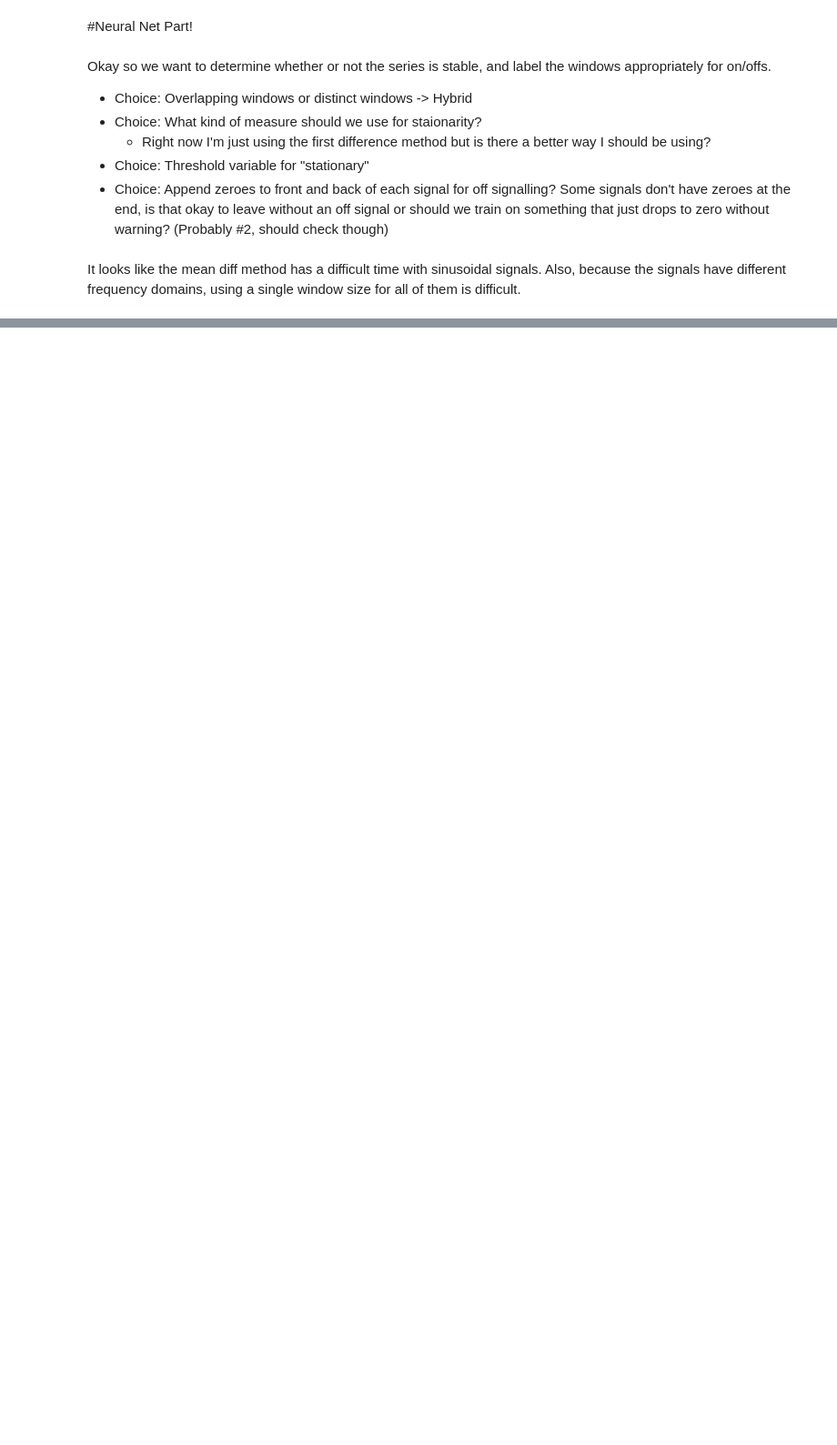
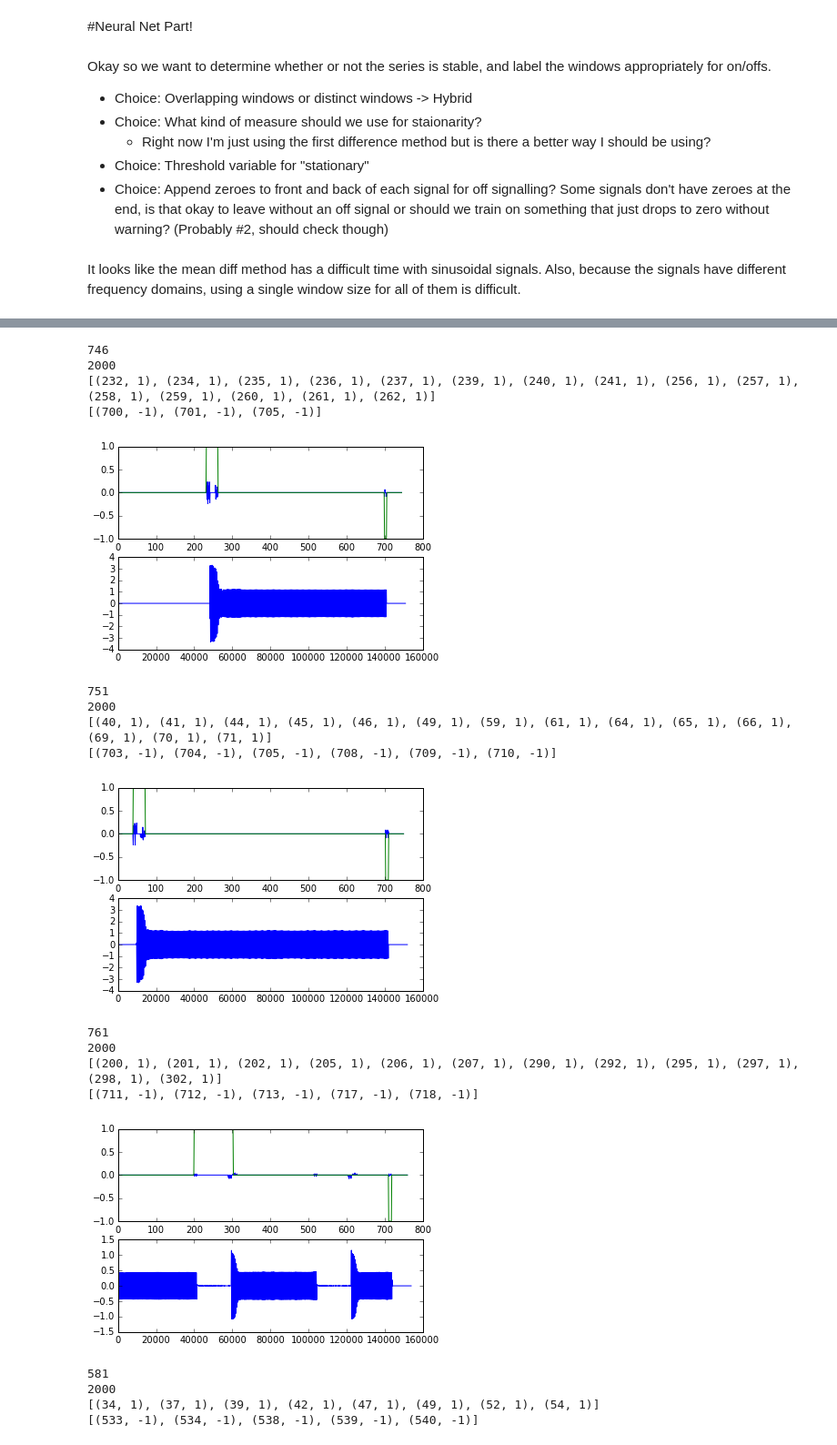
Before and after one commit to meissnereric/appliance_oracle, a Jupyter notebook: RealParserYo.ipynb, the cells around one changed output, grey strips where cells are left out. Shown: that part at 91% size. Cells and saved outputs as stored; diff of their text form; code cells hidden in the pictures; blank space fills up the shorter version.

Commit message:
Marking signals on/off sequences correctly now for well formed signals.

```diff
--- a/RealParserYo.ipynb
+++ b/RealParserYo.ipynb
@@ -274,0 +287,55 @@ Okay!
+# %%
+sig_start = 2.5
+sig_end = 10.0
+for (k,v) in t_data[t].items():
+    window_inputs = pd.DataFrame([item for item in toHybridWindows(addOffSequence(v)) if len(item) == numIn]).transpose()
+    window_outputs = parseOutputs(window_inputs)
+    outMean = np.mean(window_outputs)
+    outStd = np.std(window_outputs)
+    out = [o if abs(o - outMean) > outMean + outStd*2 else 0 for o in window_outputs ]
+    starts = filter(lambda pair: pair[1] != 0, [(i,1) if o != 0 and i < int(len(out) / sig_start) else (i,0) for i, o in enumerate(out)])
+    ends = filter(lambda pair: pair[1] != 0, [(i,-1) if o != 0 and i > len(out) - int(len(out) / sig_end) else (i,0) for i, o in enumerate(out)])
+    if starts:
+        first_start = starts[0][0]
+        last_start = starts[-1][0]
+    else:
+        first_start = -1
+        last_start = -1
+    if ends:
+        first_end = ends[0][0]
+        last_end = ends[-1][0]
+    else:
+        first_end = -1
+        last_end = -1
+    out_bin = [1 if i >= first_start and i <= last_start else
+               -1 if i >= first_end and i <= last_end else
+               0 for i in range(len(out))]
+    print starts
+    print ends
+    plt.subplot(211)
+    #plt.plot(window_outputs)
+    plt.plot(out)
+    plt.plot(out_bin)
+    plt.subplot(212)
+    plt.plot(addOffSequence(v)['current'])
+    plt.show()
+# %% [output]
+746
+2000
+[(232, 1), (234, 1), (235, 1), (236, 1), (237, 1), (239, 1), (240, 1), (241, 1), (256, 1), (257, 1), (258, 1), (259, 1), (260, 1), (261, 1), (262, 1)]
+[(700, -1), (701, -1), (705, -1)]
+[figure, added]
+751
+2000
+[(40, 1), (41, 1), (44, 1), (45, 1), (46, 1), (49, 1), (59, 1), (61, 1), (64, 1), (65, 1), (66, 1), (69, 1), (70, 1), (71, 1)]
+[(703, -1), (704, -1), (705, -1), (708, -1), (709, -1), (710, -1)]
+[figure, added]
+761
+2000
+[(200, 1), (201, 1), (202, 1), (205, 1), (206, 1), (207, 1), (290, 1), (292, 1), (295, 1), (297, 1), (298, 1), (302, 1)]
+[(711, -1), (712, -1), (713, -1), (717, -1), (718, -1)]
+[figure, added]
+581
+2000
+[(34, 1), (37, 1), (39, 1), (42, 1), (47, 1), (49, 1), (52, 1), (54, 1)]
+[(533, -1), (534, -1), (538, -1), (539, -1), (540, -1)]
```
Also changed, not shown: parts of 12 cells of this notebook, 3 other files.
